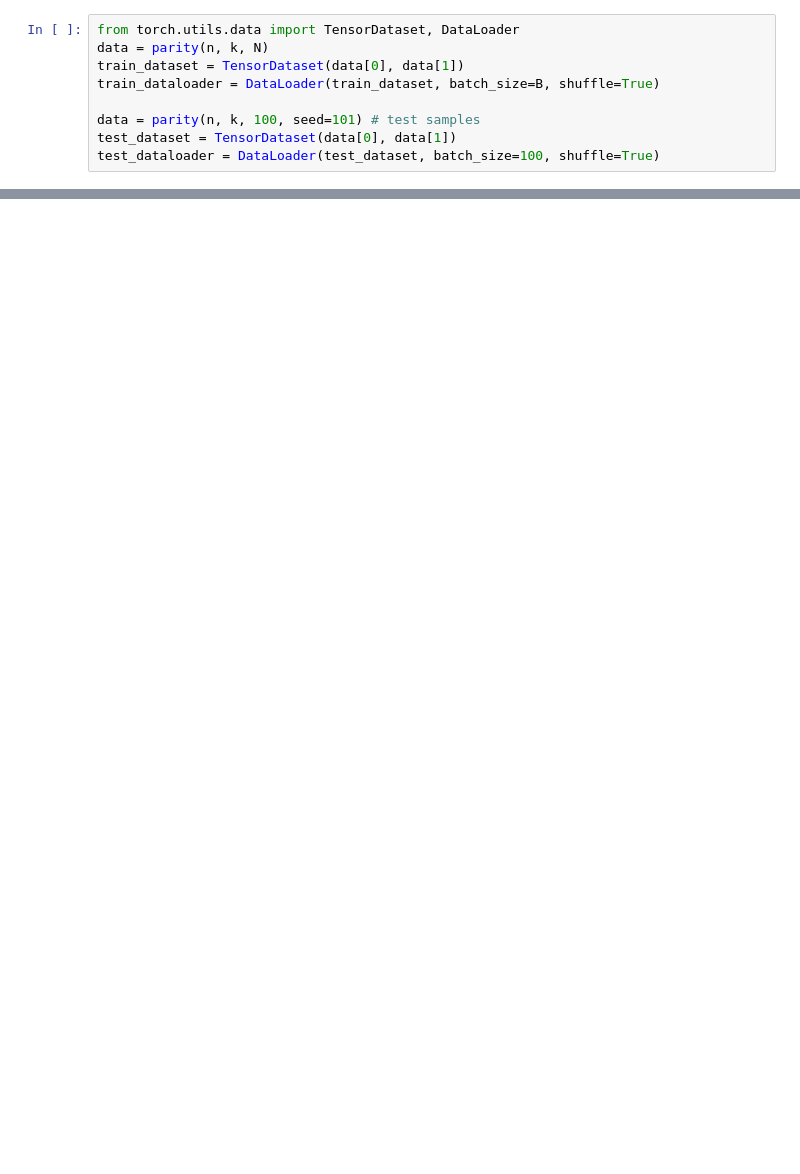
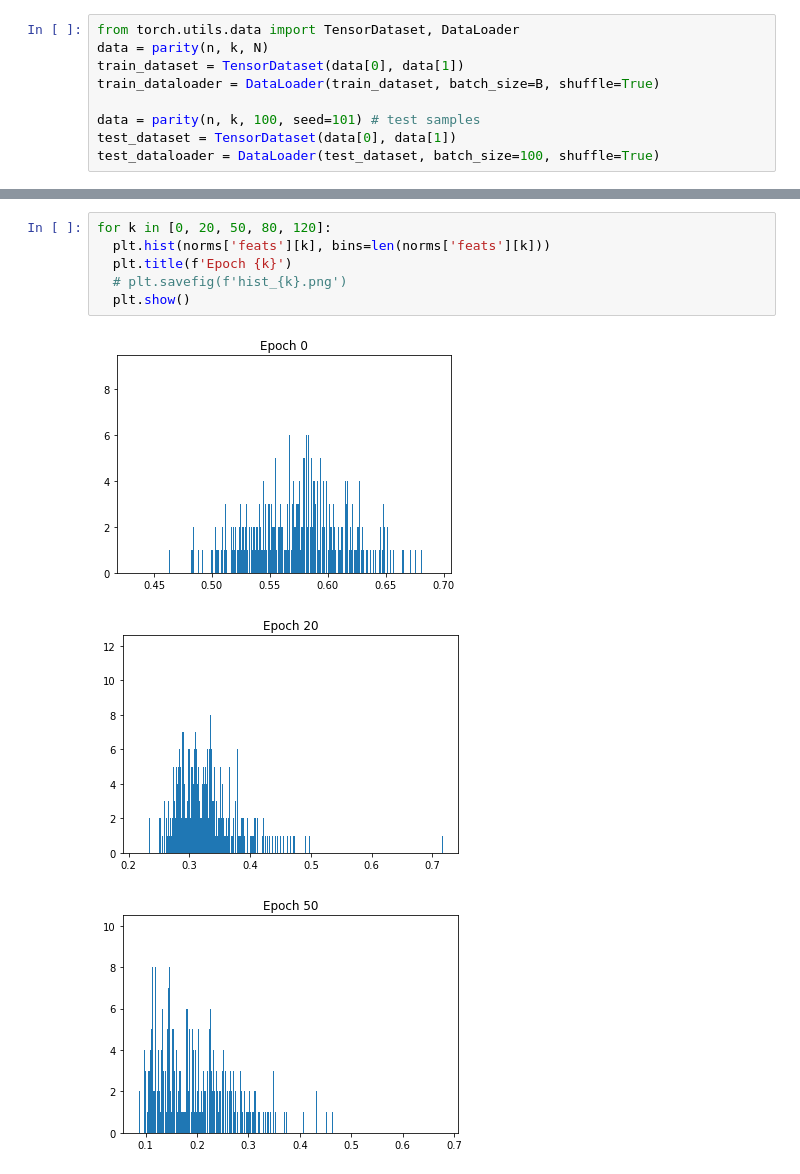
Before and after one commit to yurigalindo/grok, a Jupyter notebook: parity.ipynb, the cells around one changed output, grey strips where cells are left out. Cells and saved outputs as stored; diff of their text form; blank space fills up the shorter version.

```diff
--- a/parity.ipynb
+++ b/parity.ipynb
@@ -164,0 +160,10 @@ plt.show()
+# %%
+for k in [0, 20, 50, 80, 120]:
+  plt.hist(norms['feats'][k], bins=len(norms['feats'][k]))
+  plt.title(f'Epoch {k}')
+  # plt.savefig(f'hist_{k}.png')
+  plt.show()
+# %% [output]
+[figure, added]
+[figure, added]
+[figure, added]
```
Also changed, not shown: parts of 9 cells of this notebook.
